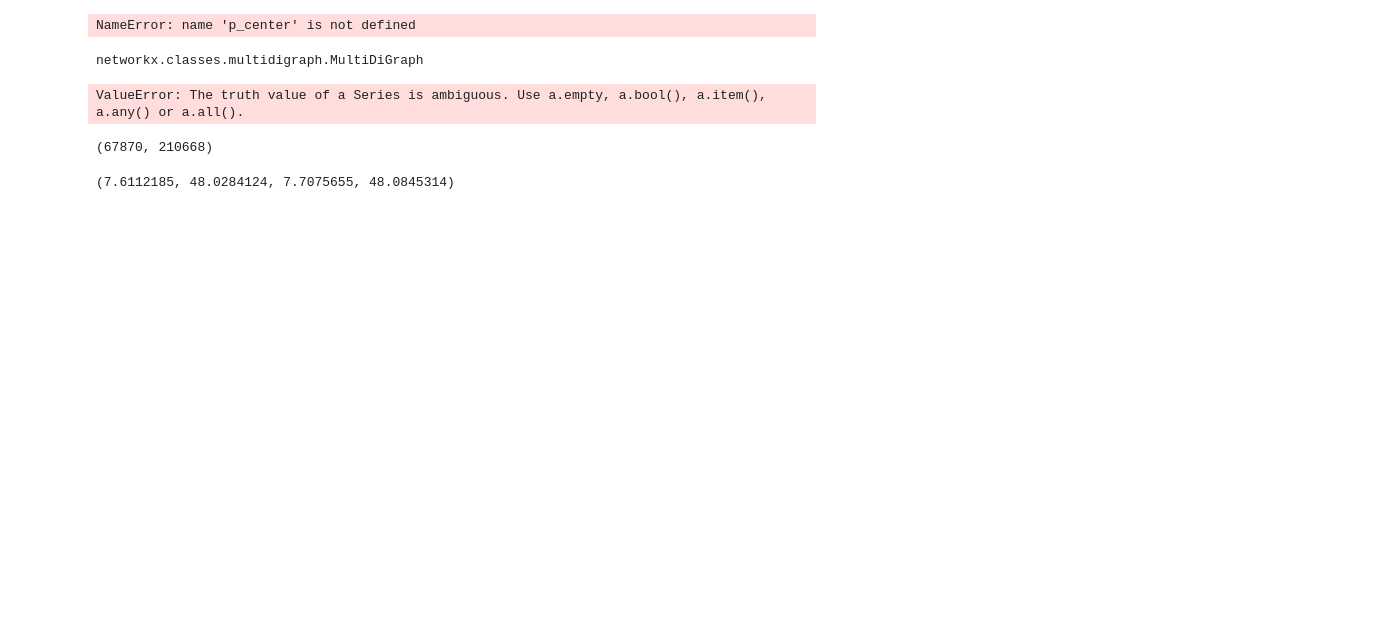
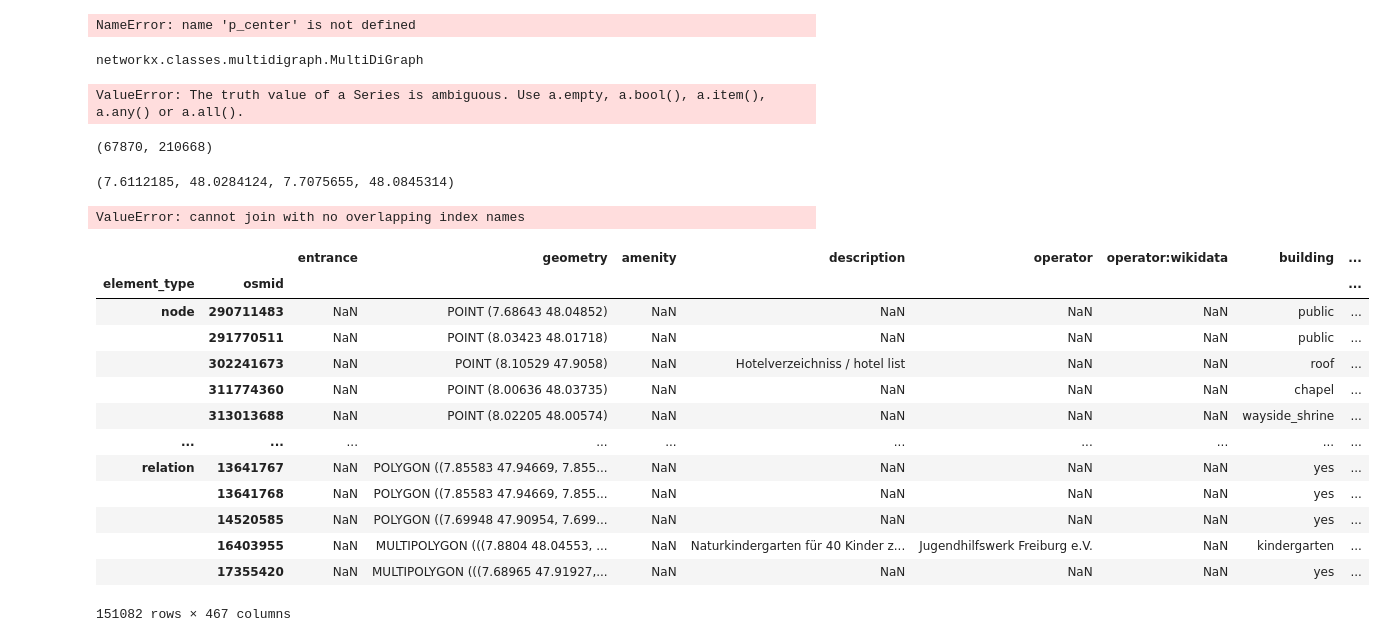
Before and after one commit to strubbi77/breisgauwind, a Jupyter notebook: LK_BH.ipynb, the cells around one changed output. Saved outputs shown, nothing was run; the diff lists cells and outputs as text; code cells hidden in the pictures; blank space fills up the shorter version.

```diff
--- a/LK_BH.ipynb
+++ b/LK_BH.ipynb
@@ -222,3 +263,24 @@ ValueError: The truth value of a Series is ambiguous. Use a.empty, a.bool(), a.i
 (poly.bounds["minx"][0],poly.bounds["miny"][0],poly.bounds["maxx"][0],poly.bounds["maxy"][0])
 # %% [output]
 (7.6112185, 48.0284124, 7.7075655, 48.0845314)
+# %%
+build_tr=lk_bh_build.within(poly)
+# %% [output]
+ValueError: cannot join with no overlapping index names
+# %%
+lk_bh_build
+# %% [output]
+|  |  | entrance | geometry | amenity | description | operator | operator:wikidata | building | ... |
+| element_type | osmid |  |  |  |  |  |  |  | ... |
+| node | 290711483 | NaN | POINT (7.68643 48.04852) | NaN | NaN | NaN | NaN | public | ... |
+|  | 291770511 | NaN | POINT (8.03423 48.01718) | NaN | NaN | NaN | NaN | public | ... |
+|  | 302241673 | NaN | POINT (8.10529 47.9058) | NaN | Hotelverzeichniss / hotel list | NaN | NaN | roof | ... |
+|  | 311774360 | NaN | POINT (8.00636 48.03735) | NaN | NaN | NaN | NaN | chapel | ... |
+|  | 313013688 | NaN | POINT (8.02205 48.00574) | NaN | NaN | NaN | NaN | wayside_shrine | ... |
+| ... | ... | ... | ... | ... | ... | ... | ... | ... | ... |
+| relation | 13641767 | NaN | POLYGON ((7.85583 47.94669, 7.855... | NaN | NaN | NaN | NaN | yes | ... |
+|  | 13641768 | NaN | POLYGON ((7.85583 47.94669, 7.855... | NaN | NaN | NaN | NaN | yes | ... |
+|  | 14520585 | NaN | POLYGON ((7.69948 47.90954, 7.699... | NaN | NaN | NaN | NaN | yes | ... |
+|  | 16403955 | NaN | MULTIPOLYGON (((7.8804 48.04553, ... | NaN | Naturkindergarten für 40 Kinder z... | Jugendhilfswerk Freiburg e.V. | NaN | kindergarten | ... |
+|  | 17355420 | NaN | MULTIPOLYGON (((7.68965 47.91927,... | NaN | NaN | NaN | NaN | yes | ... |
+151082 rows × 467 columns
```
Also changed, not shown: parts of 7 cells of this notebook, 1 other file.
